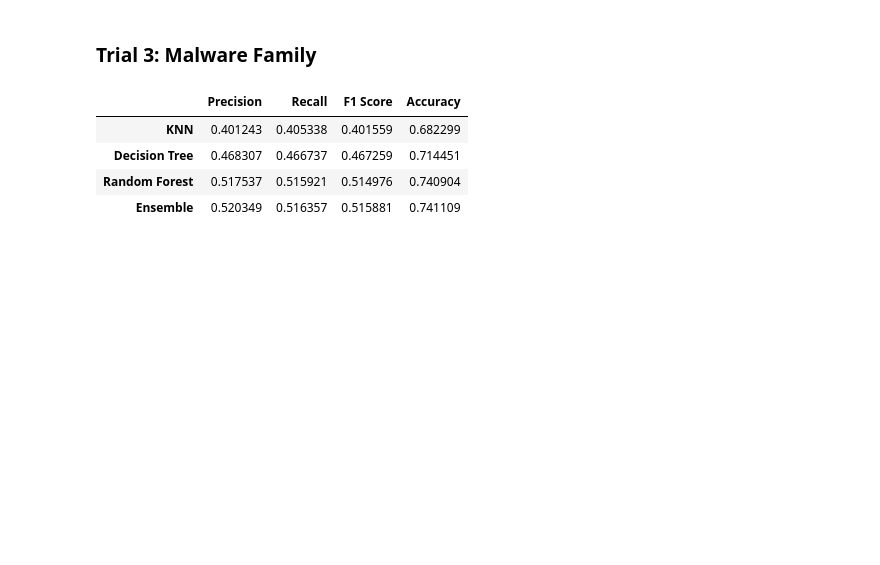
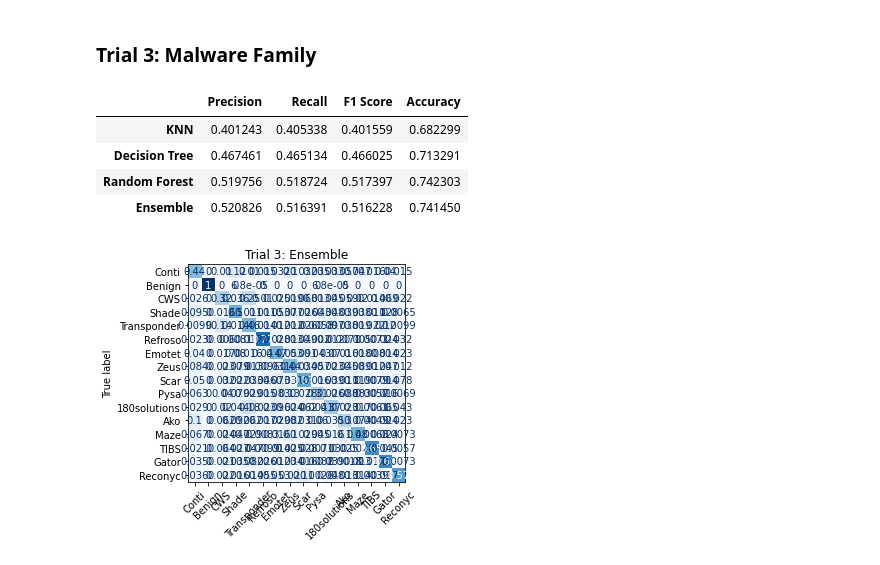
Before and after one commit to Cwagne17/CyberAI-Classwork, a Jupyter notebook: Homework2_ClassificationExperiment.ipynb, the cells around one changed output. Drawn from its saved outputs; the diff is of its cells as text; code cells hidden in the pictures; blank space fills up the shorter version.

```diff
--- a/Homework2_ClassificationExperiment.ipynb
+++ b/Homework2_ClassificationExperiment.ipynb
@@ -315,34 +315,52 @@ display_confusion_matrix(test_classes_trial2, predictions_map=predictions_map, l
 # %%
 # KNN Experiment
 trial3_knn_predictions = knn_experiment(5, train_observations, train_classes_trial3, test_observations)
 
 # Decision Tree Experiment
 trial3_dt_predictions = dt_experiment(train_observations, train_classes_trial3, test_observations)
 
 # Random Forest Experiment
 trial3_rf_predictions = rf_experiment(train_observations, train_classes_trial3, test_observations)
 
 # Ensemble Experiment
 trial3_ensemble_predictions = ensemble_experiment(train_observations, train_classes_trial3, test_observations)
 
 # Calculate Metrics
 trial3_knn_metrics = calculate_metrics(test_classes_trial3, trial3_knn_predictions)
 trial3_dt_metrics = calculate_metrics(test_classes_trial3, trial3_dt_predictions)
 trial3_rf_metrics = calculate_metrics(test_classes_trial3, trial3_rf_predictions)
 trial3_ensemble_metrics = calculate_metrics(test_classes_trial3, trial3_ensemble_predictions)
 
 # Create a DataFrame with the results
 results = pd.DataFrame(columns=["Precision", "Recall", "F1 Score", "Accuracy"])
 results.loc["KNN"] = trial3_knn_metrics
 results.loc["Decision Tree"] = trial3_dt_metrics
 results.loc["Random Forest"] = trial3_rf_metrics
 results.loc["Ensemble"] = trial3_ensemble_metrics
 display(results)
 
-# Since the accuracy is so low, we won't create a confusion matrix for this experiment.
+# ceate a confusion matrix for stacked ensemble
+labels = list(dict.fromkeys(train_classes_trial3))
+
+# create a confusion matrix for stacked ensemble trial 3 that is large
+f, axes = plt.subplots(1, 1, figsize=(15, 15), sharey='row')
+cfm = confusion_matrix(test_classes_trial3, trial3_ensemble_predictions, labels=labels, normalize="true")
+disp = ConfusionMatrixDisplay(confusion_matrix=cfm, display_labels=labels)
+disp.plot(
+    cmap="Blues",
+    colorbar=False,
+    ax=axes,
+    xticks_rotation=45
+)
+disp.ax_.set_title("Trial 3: Ensemble")
+disp.ax_.set_xlabel('')
+disp.ax_.set_ylabel('')
+f.colorbar(disp.im_, ax=axes)
+plt.show()
 # %% [output]
 |  | Precision | Recall | F1 Score | Accuracy |
 | KNN | 0.401243 | 0.405338 | 0.401559 | 0.682299 |
-| Decision Tree | 0.468307 | 0.466737 | 0.467259 | 0.714451 |
-| Random Forest | 0.517537 | 0.515921 | 0.514976 | 0.740904 |
-| Ensemble | 0.520349 | 0.516357 | 0.515881 | 0.741109 |
+| Decision Tree | 0.467461 | 0.465134 | 0.466025 | 0.713291 |
+| Random Forest | 0.519756 | 0.518724 | 0.517397 | 0.742303 |
+| Ensemble | 0.520826 | 0.516391 | 0.516228 | 0.741450 |
+[figure, added]
```
Also changed, not shown: parts of 3 cells of this notebook, 4 other files.
